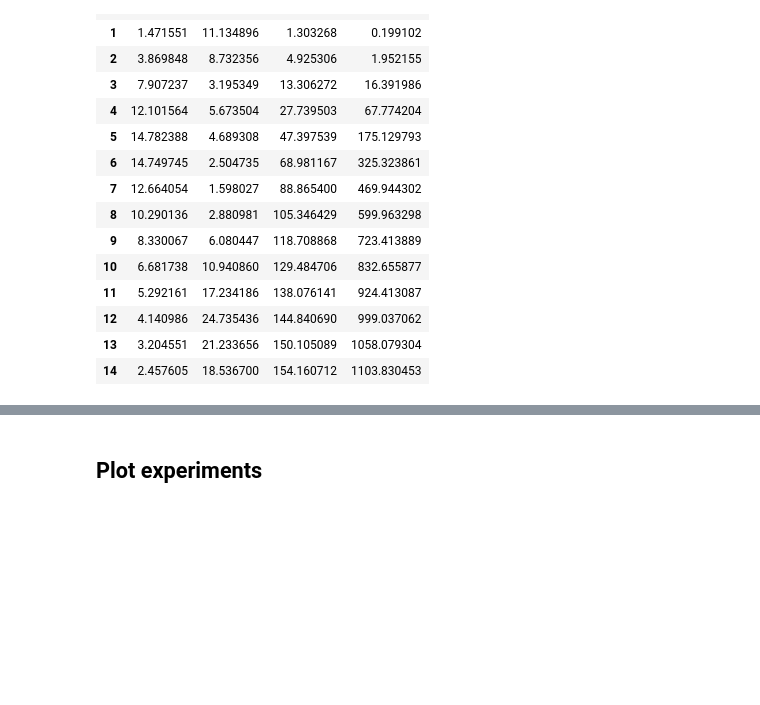
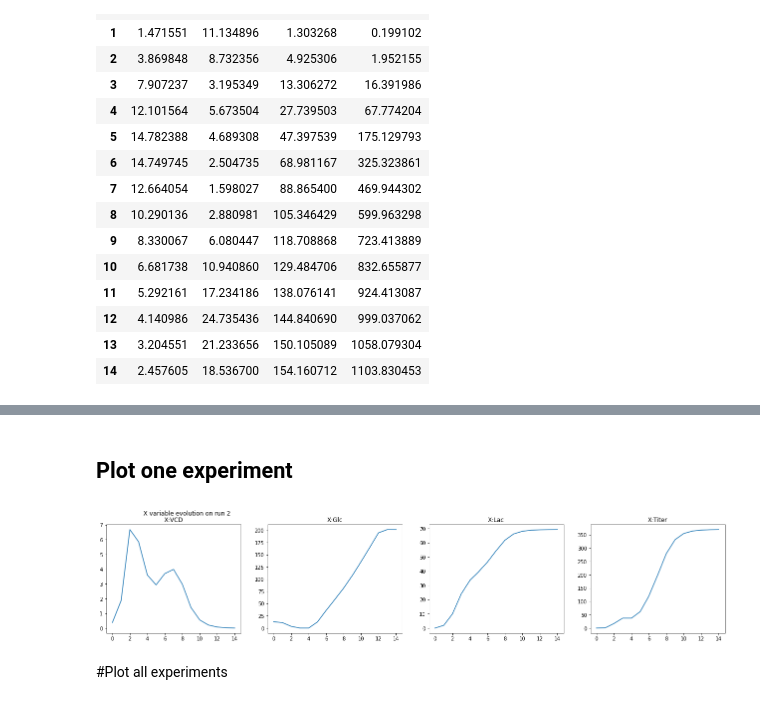
Before and after one commit to japolak/datahow-course-scripts, a Jupyter notebook: scripts/00_Process_Characterization.ipynb, the cells around one changed output, grey strips where cells are left out. Saved outputs shown, nothing was run; the diff lists cells and outputs as text; code cells hidden in the pictures; blank space fills up the shorter version.

Commit message:
Add plot functions

```diff
--- a/scripts/00_Process_Characterization.ipynb
+++ b/scripts/00_Process_Characterization.ipynb
@@ -28,15 +28,17 @@ import scipy
 import pyDOE2
 import importlib
 import scipy.integrate
+from matplotlib import pyplot as plt
+
 
 
 
 # import custom modules
-transformations = importlib.import_module("datahow-course-scripts.modules.transformations")
-emulator = importlib.import_module("datahow-course-scripts.modules.emulator")
+transformations = importlib.import_module("datahow-course-scripts.scripts.modules.transformations")
+emulator = importlib.import_module("datahow-course-scripts.scripts.modules.emulator")
 
 #notebook settings
-pd.set_option('display.max_rows', 30)
+pd.set_option('display.max_rows', None)
 
 
 #owu = transformations.owu_from_csv("/content/mytable.csv")
@@ -203,0 +138,9 @@ outputs_std_error = [0,0,0,0,0] # absolute error on [VCD, Glc, Lac, Titer, Aggr]
+# %%
+## Define the number of experiments
+num_runs = 10
+## Define the filename for the dataset
+filename = "mytable_train.csv"
+# Generate DOE Dataset
+owu = emulator.generate_data(var_lims, num_runs, filename)
+owu = transformations.owu_from_csv("/content/"+filename)
+owu
@@ -203,0 +166,5 @@ outputs_std_error = [0,0,0,0,0] # absolute error on [VCD, Glc, Lac, Titer, Aggr]
+# %%
+owu.groupby("run")
+owu.loc[1]
+for run_ix,run in owu.groupby("run"):
+  print(run_ix)
@@ -204,2 +182,21 @@ outputs_std_error = [0,0,0,0,0] # absolute error on [VCD, Glc, Lac, Titer, Aggr]
+# %% [markdown]
+## Plot one experiment
+# %%
+# Select run id to plot
+selected_run_ix = 2
+# %%
+#[print(run) for ix,run in owu.groupby("run")]
+columns = list(owu.columns)
+num_vars=len(columns)
+for run_ix,run in owu.groupby("run"):
+    if run_ix==selected_run_ix or (type(selected_run_ix) is list and run_ix in selected_run_ix):
+        fig, axs = plt.subplots(1,num_vars)
+        fig.suptitle(f'X variable evolution on run {run_ix}')
+        for plot_ix, col in enumerate(columns):
+            axs[ plot_ix].plot(run.index.get_level_values("timestamps"),list(run[col].values))
+            axs[ plot_ix].set_title(f'{col}')
+            plt.subplots_adjust(right=3)
+# %% [output]
+[figure, added]
 # %% [markdown]
-## Plot experiments
+#Plot all experiments
```
Also changed, not shown: parts of 20 cells of this notebook.
